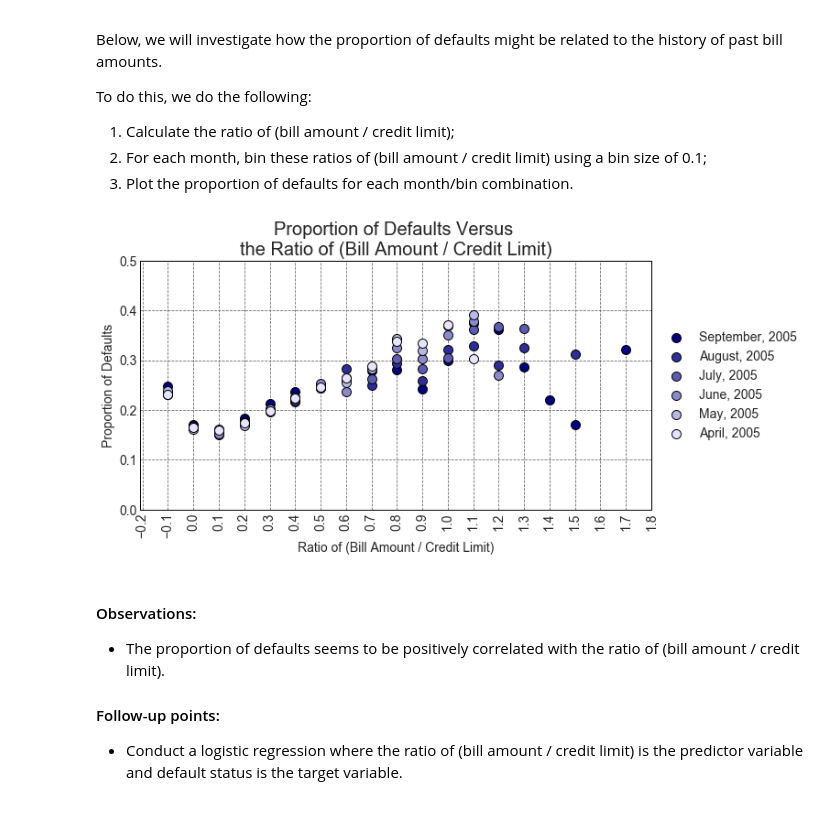
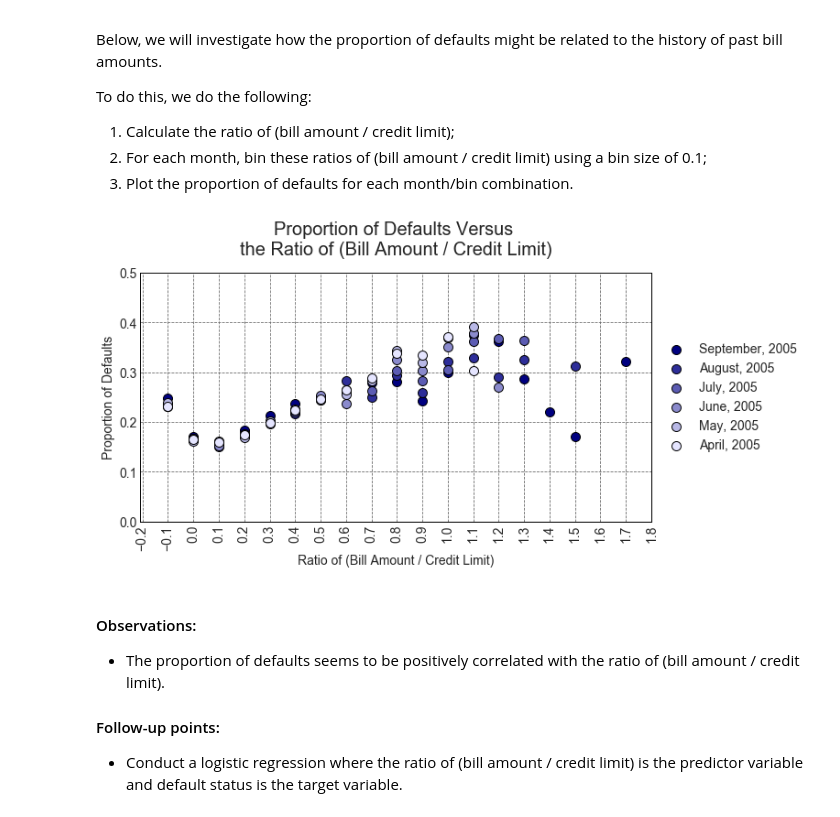
Before and after one commit to zkneupper/Default-Prediction-Capstone, a Jupyter notebook: notebooks/Data-Storytelling.ipynb, the cells around one changed output. Saved outputs shown, nothing was run; the diff lists cells and outputs as text; code cells hidden in the pictures.

```diff
--- a/notebooks/Data-Storytelling.ipynb
+++ b/notebooks/Data-Storytelling.ipynb
@@ -940,35 +956,40 @@ plt.xticks(ticks, rotation=90)
 ax.grid(b=True, which='major', color='0.4', linestyle='--')
 
 lgd = plt.legend(loc='center left', bbox_to_anchor=(1.0, 0.5), fontsize=14)
 
 for tick in ax.yaxis.get_major_ticks():
     tick.label.set_fontsize(14)
 for tick in ax.xaxis.get_major_ticks():
     tick.label.set_fontsize(14)
 for spine in ax.spines.values():
     spine.set_edgecolor('k')
 
 sns.set_palette(sns.light_palette("navy", reverse=True))
 
+#plt.title('Proportion of Defaults Versus \nthe Ratio of (Bill Amount / Credit Limit)',
+#          fontsize=20)
+
 plt.title('Proportion of Defaults Versus \nthe Ratio of (Bill Amount / Credit Limit)',
-          fontsize=20)
+          fontsize=20,
+          y = 1.05)
+
 plt.ylabel('Proportion of Defaults', fontsize=14)
 plt.xlabel('Ratio of (Bill Amount / Credit Limit)', fontsize=14)
 
 
 # figure file_name
 fig_file_name = 'EDA_Defaults_by_ratio_bacl'
 
 # figure file_path
 fig_path = os.path.join(figures_dir,
                         fig_file_name)
 
 # Save the figure
 plt.savefig(fig_path, dpi = 300, bbox_extra_artists=(lgd,), bbox_inches='tight')
 
 plt.show()
 # %% [output]
-[figure, old version]
+[figure, new version]
 # %% [markdown]
 #### Observations:
 
```
Also changed, not shown: parts of 3 cells of this notebook, 11 other files.
